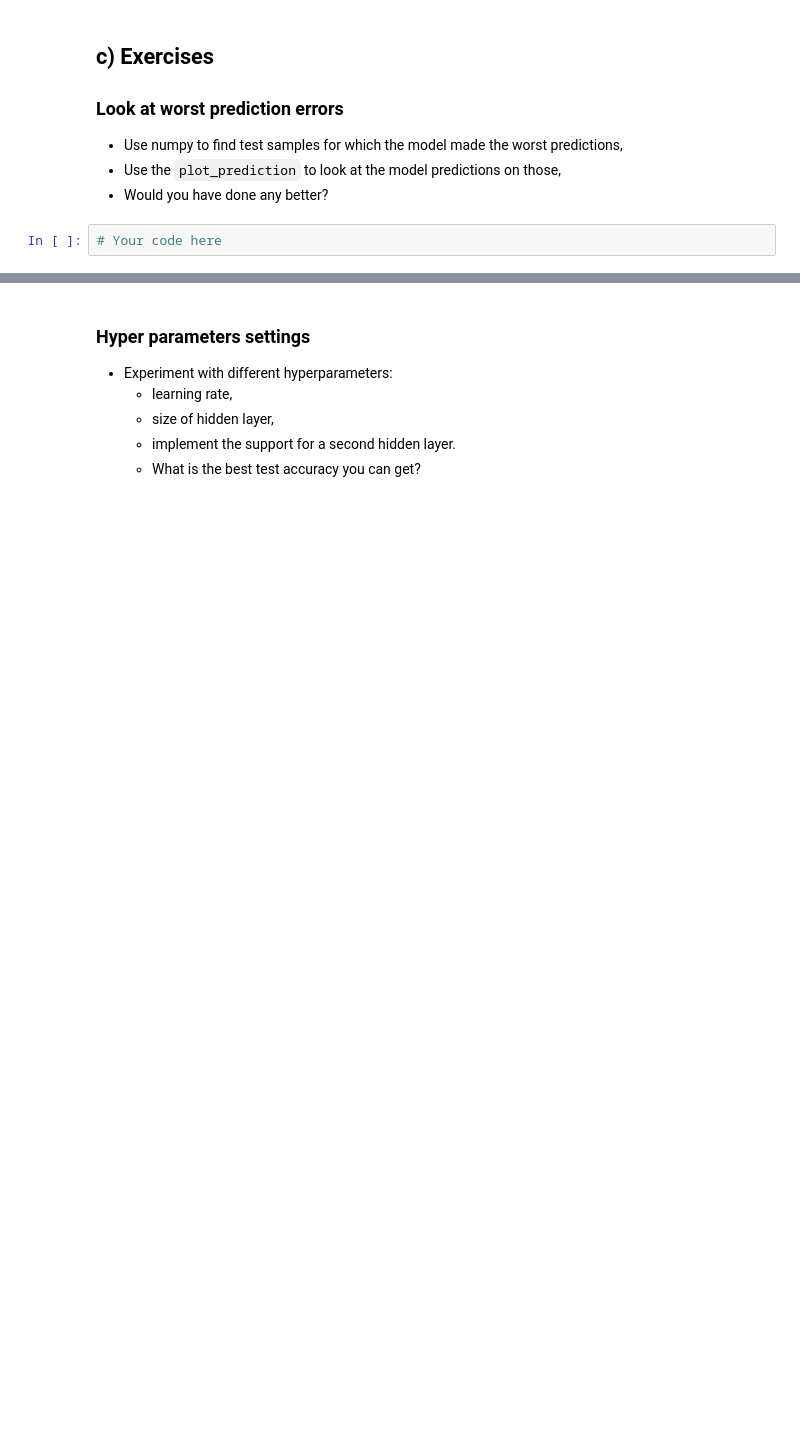
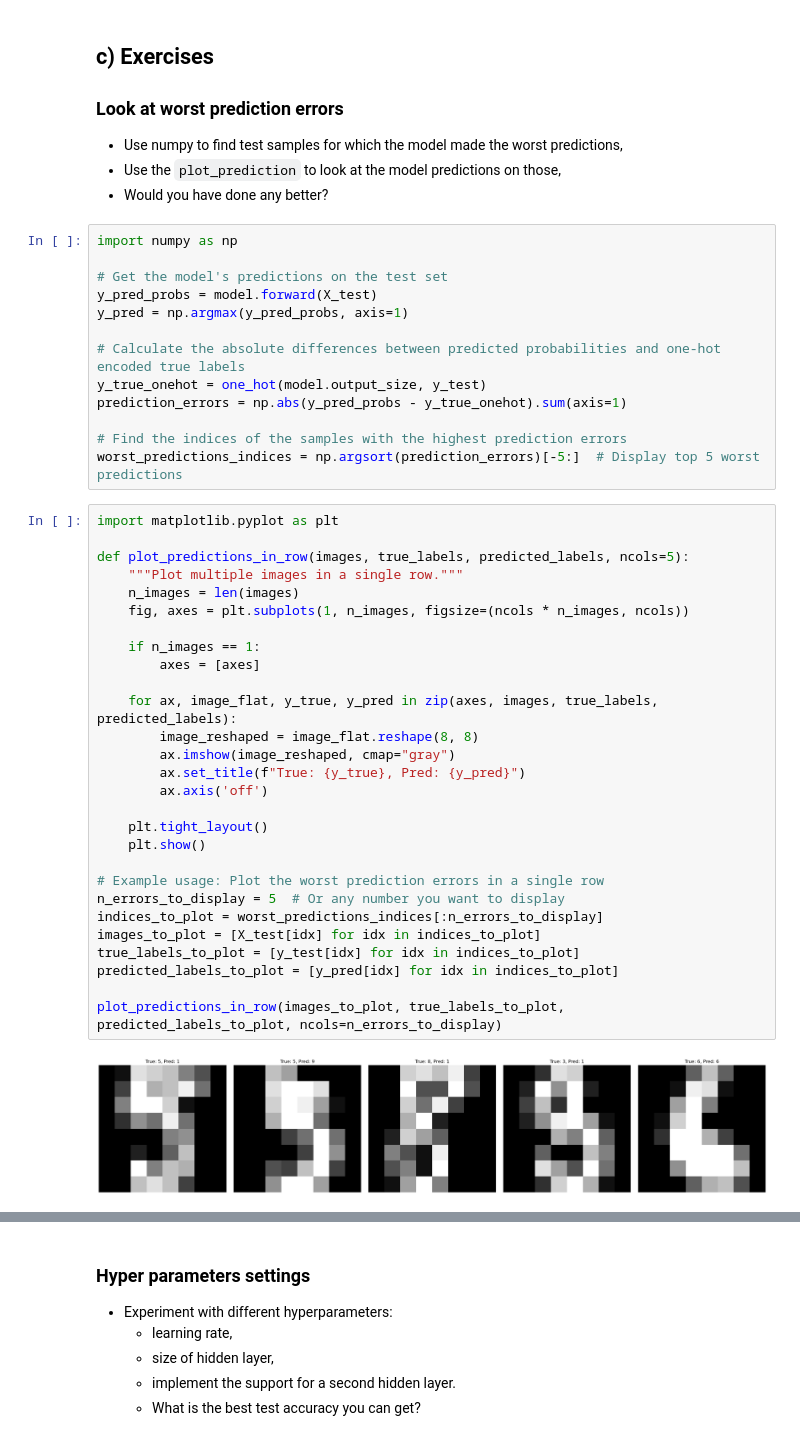
Before and after one commit to nestorojas/deep_learning, a Jupyter notebook: 01_materials/labs/lab_2.ipynb, the cells around one changed output, grey strips where cells are left out. Saved outputs shown, nothing was run; the diff lists cells and outputs as text; blank space fills up the shorter version.

```diff
--- a/01_materials/labs/lab_2.ipynb
+++ b/01_materials/labs/lab_2.ipynb
@@ -496,5 +501,46 @@ plot_prediction(model, sample_idx=4)
 - Use numpy to find test samples for which the model made the worst predictions,
 - Use the `plot_prediction` to look at the model predictions on those,
 - Would you have done any better?
-# %%
-# Your code here
+# %%
+import numpy as np
+
+# Get the model's predictions on the test set
+y_pred_probs = model.forward(X_test)
+y_pred = np.argmax(y_pred_probs, axis=1)
+
+# Calculate the absolute differences between predicted probabilities and one-hot encoded true labels
+y_true_onehot = one_hot(model.output_size, y_test)
+prediction_errors = np.abs(y_pred_probs - y_true_onehot).sum(axis=1)
+
+# Find the indices of the samples with the highest prediction errors
+worst_predictions_indices = np.argsort(prediction_errors)[-5:]  # Display top 5 worst predictions
+# %%
+import matplotlib.pyplot as plt
+
+def plot_predictions_in_row(images, true_labels, predicted_labels, ncols=5):
+    """Plot multiple images in a single row."""
+    n_images = len(images)
+    fig, axes = plt.subplots(1, n_images, figsize=(ncols * n_images, ncols))
+
+    if n_images == 1:
+        axes = [axes]
+
+    for ax, image_flat, y_true, y_pred in zip(axes, images, true_labels, predicted_labels):
+        image_reshaped = image_flat.reshape(8, 8)
+        ax.imshow(image_reshaped, cmap="gray")
+        ax.set_title(f"True: {y_true}, Pred: {y_pred}")
+        ax.axis('off')
+
+    plt.tight_layout()
+    plt.show()
+
+# Example usage: Plot the worst prediction errors in a single row
+n_errors_to_display = 5  # Or any number you want to display
+indices_to_plot = worst_predictions_indices[:n_errors_to_display]
+images_to_plot = [X_test[idx] for idx in indices_to_plot]
+true_labels_to_plot = [y_test[idx] for idx in indices_to_plot]
+predicted_labels_to_plot = [y_pred[idx] for idx in indices_to_plot]
+
+plot_predictions_in_row(images_to_plot, true_labels_to_plot, predicted_labels_to_plot, ncols=n_errors_to_display)
+# %% [output]
+[figure, added]
```
Also changed, not shown: parts of 16 cells of this notebook.
